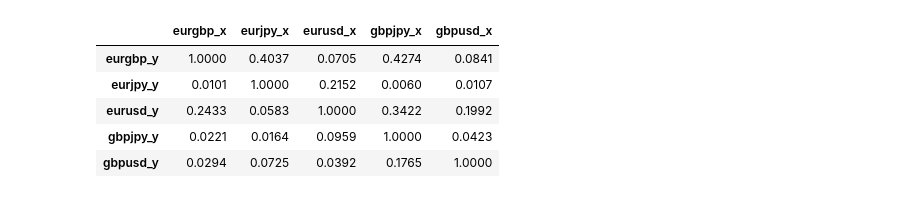
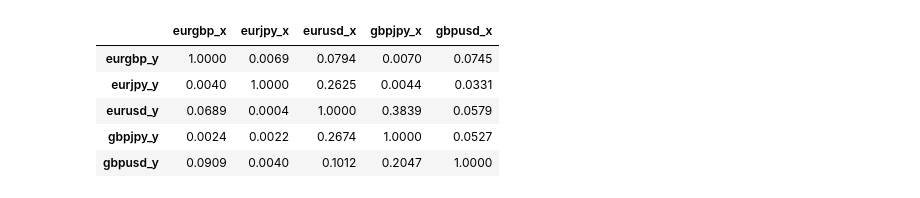
Before and after one commit to navin9292/Google_Wavenet-_Model, a Jupyter notebook: var_final.ipynb, the cells around one changed output. Saved outputs shown, nothing was run; the diff lists cells and outputs as text; code cells hidden in the pictures.

Commit message:
used normalized data

```diff
--- a/var_final.ipynb
+++ b/var_final.ipynb
@@ -13,4 +14,3 @@ from statsmodels.tools.eval_measures import rmse, aic
 # %%
-sp500 = pd.read_csv(os.path.join('new_data', 'GSPC_2015_2020.csv'), parse_dates = ['Date'], index_col = 'Date').sort_values(by = 'Date')
-vix = pd.read_csv(os.path.join('new_data', 'VIX_2015_2020.csv'), parse_dates = ['Date'], index_col = 'Date').sort_values(by = 'Date')
-t10_yield = pd.read_csv(os.path.join('new_data', 't10_yield_2015_2020.csv'), parse_dates = ['Date'], index_col = 'Date').sort_values(by  = 'Date')
+data_tr = pd.read_csv(os.path.join('new_data', 'data_tr.csv'), parse_dates = ['Date'], index_col = 'Date').sort_values(by = ['Date'])
+data_te = pd.read_csv(os.path.join('new_data', 'data_te.csv'), parse_dates = ['Date'], index_col = 'Date').sort_values(by = ['Date'])
@@ -24,10 +16,0 @@ def cal_return(df,
-# %%
-## Calculate returns
-for df, col_name in zip((sp500,
-                         vix,
-                         t10_yield),
-                        ['Adj Close',
-                         'Adj Close',
-                         'Close']):
-    df = cal_return(df,
-                    col_name)
@@ -69,0 +17,6 @@ To register the converters:
+# %%
+data_tr.columns = ['eurgbp', 'eurjpy', 'eurusd', 'gbpjpy', 'gbpusd', 'sp500', 't10_yield', 'vix']
+data_te.columns = ['eurgbp', 'eurjpy', 'eurusd', 'gbpjpy', 'gbpusd', 'sp500', 't10_yield', 'vix']
+# %%
+currencies = ['eurgbp', 'eurjpy', 'eurusd', 'gbpjpy', 'gbpusd']
+index = ['sp500', 't10_yield', 'vix']
@@ -313,9 +216,9 @@ plt.show()
 # %%
-grangers_causation_matrix(ret_data_cur, variables = ret_data_cur.columns)
+grangers_causation_matrix(data_tr[currencies], variables = data_tr[currencies].columns)
 # %% [output]
 |  | eurgbp_x | eurjpy_x | eurusd_x | gbpjpy_x | gbpusd_x |
-| eurgbp_y | 1.0000 | 0.4037 | 0.0705 | 0.4274 | 0.0841 |
-| eurjpy_y | 0.0101 | 1.0000 | 0.2152 | 0.0060 | 0.0107 |
-| eurusd_y | 0.2433 | 0.0583 | 1.0000 | 0.3422 | 0.1992 |
-| gbpjpy_y | 0.0221 | 0.0164 | 0.0959 | 1.0000 | 0.0423 |
-| gbpusd_y | 0.0294 | 0.0725 | 0.0392 | 0.1765 | 1.0000 |
+| eurgbp_y | 1.0000 | 0.0069 | 0.0794 | 0.0070 | 0.0745 |
+| eurjpy_y | 0.0040 | 1.0000 | 0.2625 | 0.0044 | 0.0331 |
+| eurusd_y | 0.0689 | 0.0004 | 1.0000 | 0.3839 | 0.0579 |
+| gbpjpy_y | 0.0024 | 0.0022 | 0.2674 | 1.0000 | 0.0527 |
+| gbpusd_y | 0.0909 | 0.0040 | 0.1012 | 0.2047 | 1.0000 |
```
Also changed, not shown: parts of 40 cells of this notebook.
